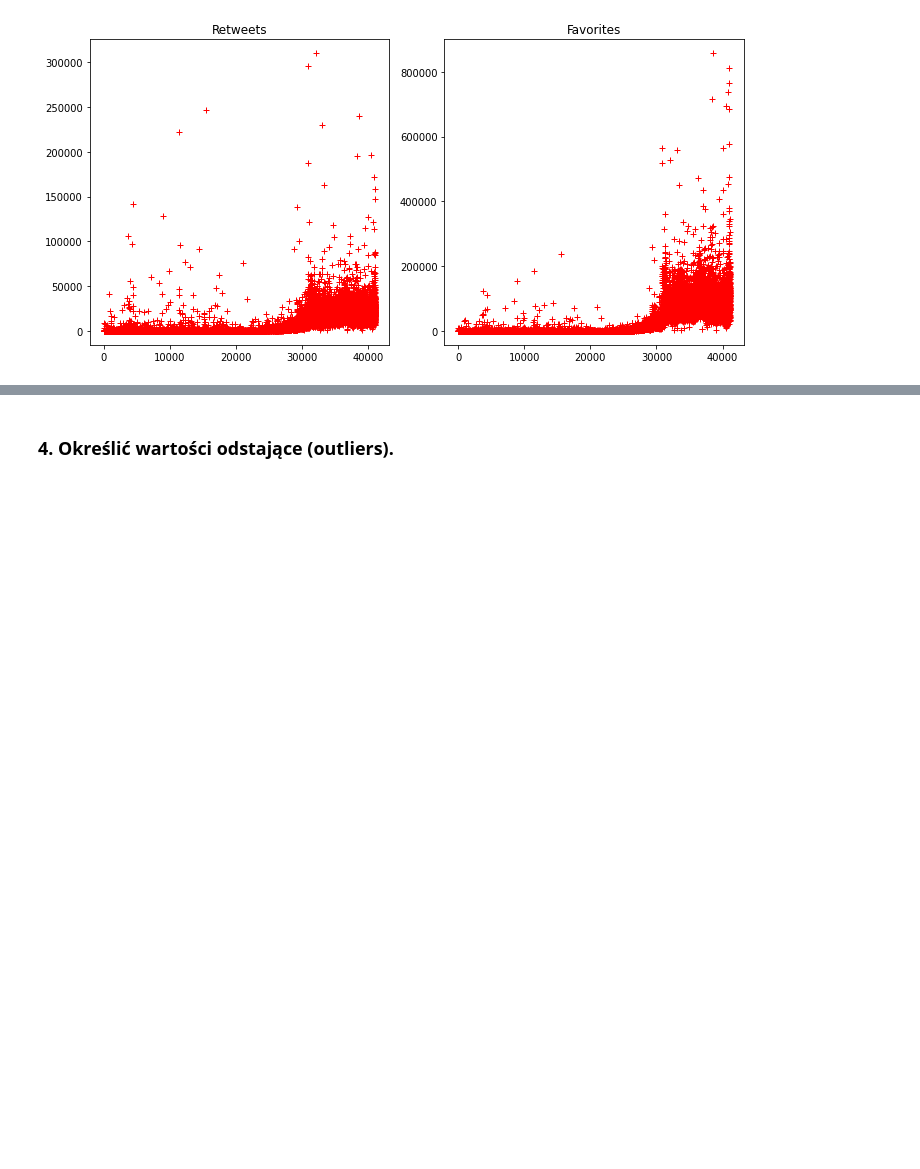
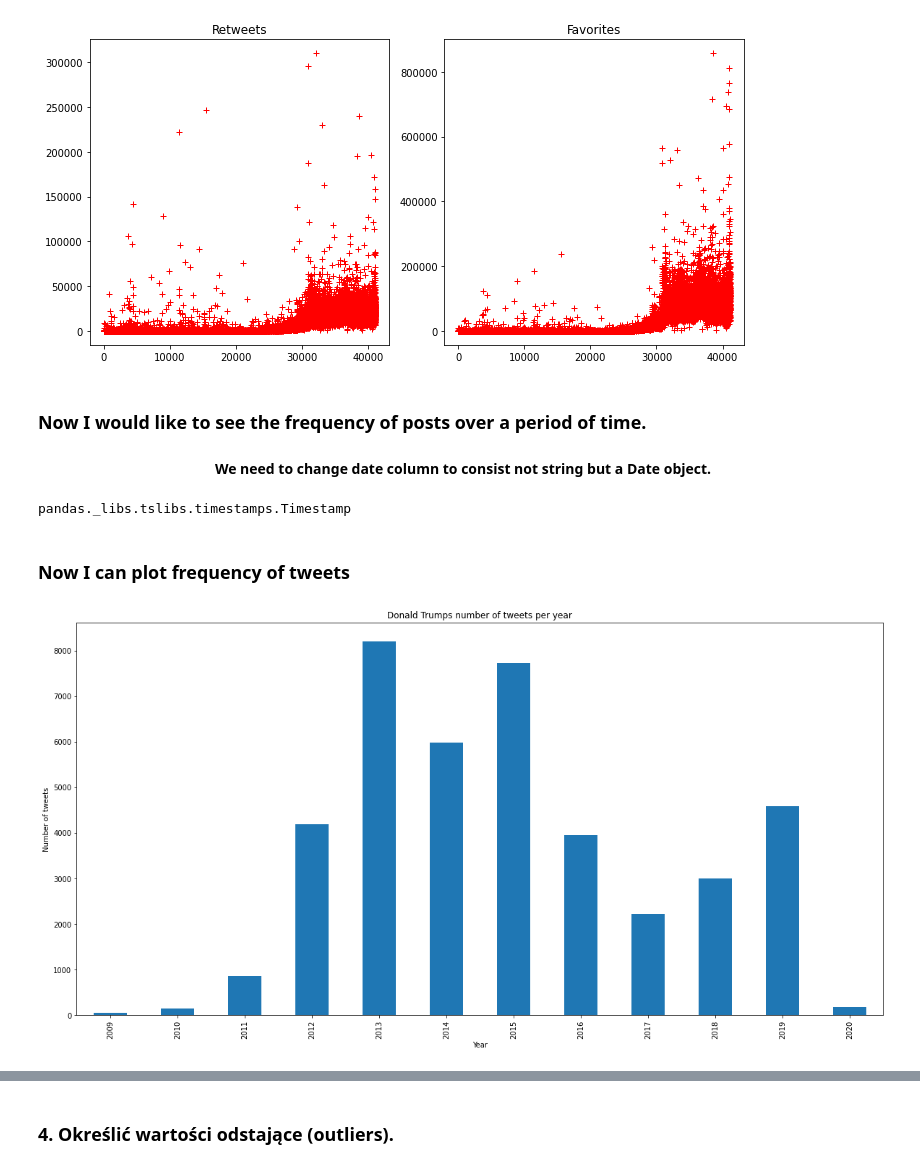
Before and after one commit to pajelonek/machine_learning_course, a Jupyter notebook: Lecture 2 - Data analysis, recognition and preparation/Lab4/Lab4_notebook.ipynb, the cells around one changed output, grey strips where cells are left out. Cells and saved outputs as stored; diff of their text form; code cells hidden in the pictures; blank space fills up the shorter version.

Commit message:
Adding new plots to lecture 2.

```diff
--- a/Lecture 2 - Data analysis, recognition and preparation/Lab4/Lab4_notebook.ipynb
+++ b/Lecture 2 - Data analysis, recognition and preparation/Lab4/Lab4_notebook.ipynb
@@ -65,3 +63,26 @@ axs[1].title.set_text('Favorites')
 plt.show()
 # %% [output]
 [figure]
+# %% [markdown]
+### Now I would like to see the frequency of posts over a period of time.
+
+#### <center>We need to change date column to consist not string but a Date object.<center>
+# %%
+date_regex = '%Y-%m-%d %H:%M:%S'
+def calculate_date_without_time(data: string):
+    return datetime.strptime(data, date_regex)
+# %%
+trump_tweets_df['date'] = trump_tweets_df['date'].apply(calculate_date_without_time)
+type(trump_tweets_df['date'][0])
+# %% [output]
+pandas._libs.tslibs.timestamps.Timestamp
+# %% [markdown]
+### Now I can plot frequency of tweets
+# %%
+trump_tweets_df['date'].groupby(trump_tweets_df['date'].dt.year).count().plot(kind="bar")
+plt.xlabel("Year")
+plt.ylabel("Number of tweets")
+plt.title("Donald Trumps number of tweets per year")
+plt.show()
+# %% [output]
+[figure, added]
```
Also changed, not shown: parts of 7 cells of this notebook.
